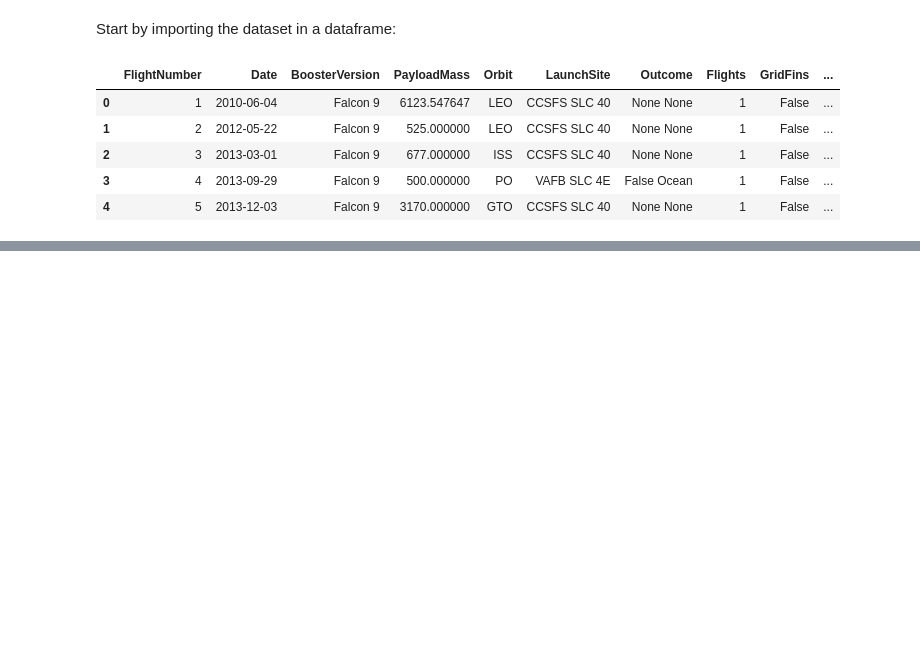
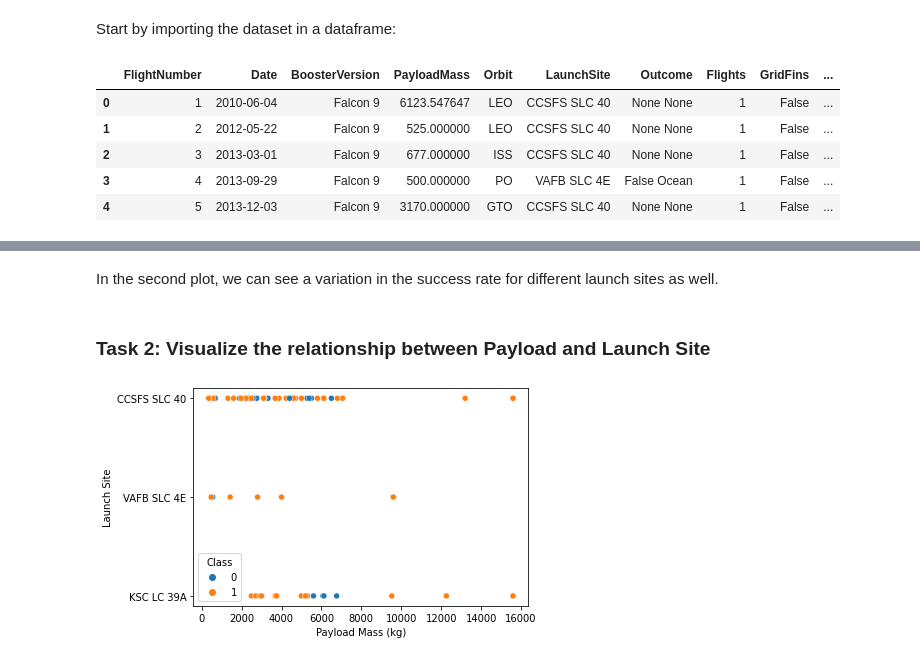
Before and after one commit to achi113s/SpaceY, a Jupyter notebook: 5_EDA_with_Visualizations.ipynb, the cells around one changed output, grey strips where cells are left out. Drawn from its saved outputs; the diff is of its cells as text; code cells hidden in the pictures; blank space fills up the shorter version.

```diff
--- a/5_EDA_with_Visualizations.ipynb
+++ b/5_EDA_with_Visualizations.ipynb
@@ -37,0 +51,11 @@ ValueError: Could not interpret value `Flight_Number` for parameter `x`
+# %% [markdown]
+In the second plot, we can see a variation in the success rate for different launch sites as well.
+# %% [markdown]
+### Task 2: Visualize the relationship between Payload and Launch Site
+# %%
+sns.scatterplot(y='LaunchSite', x='PayloadMass', hue='Class', data=df)
+plt.xlabel('Payload Mass (kg)')
+plt.ylabel('Launch Site')
+plt.show()
+# %% [output]
+[figure, added]
```
Also changed, not shown: parts of 11 cells of this notebook.
